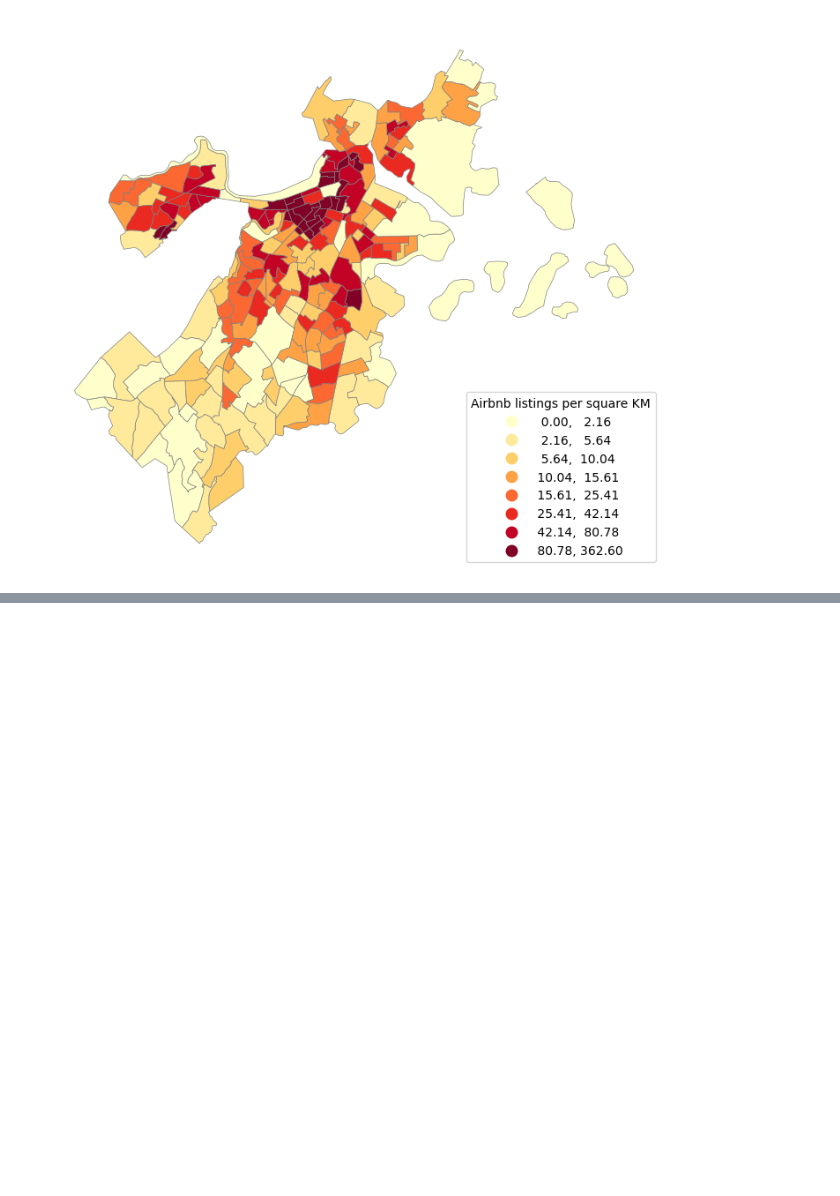
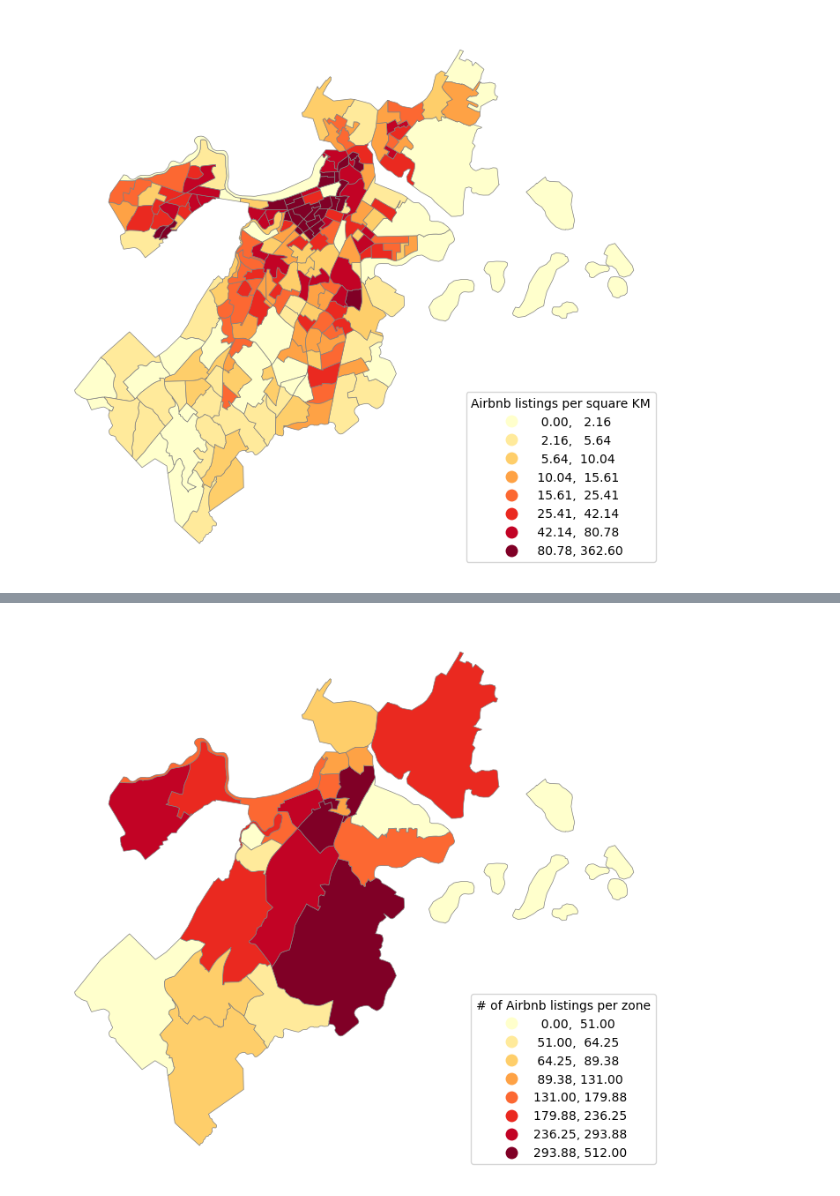
Before and after one commit to Brooks377/leftside_teamproject, a Jupyter notebook: ugly_god/9th_grade_geography_test.ipynb, the cells around one changed output, grey strips where cells are left out. Saved outputs shown, nothing was run; the diff lists cells and outputs as text; code cells hidden in the pictures; blank space fills up the shorter version.

```diff
--- a/ugly_god/9th_grade_geography_test.ipynb
+++ b/ugly_god/9th_grade_geography_test.ipynb
@@ -152,0 +202,11 @@ ax.set_axis_off()
+# %%
+# function to create a new column based on whether or not a listing is in a neighborhood
+def assign_census_NBH(bnb):
+    bools = [geom.contains(bnb['geometry']) for geom in boston_NBH['geometry']]
+    if True in bools:
+        return boston_NBH.iloc[bools.index(True)]['BlockGr202']
+    else:
+        return np.nan
+# %%
+# .apply the function to the listings
+listings['census_NBH'] = listings.apply(assign_census_NBH, axis='columns')
@@ -152,0 +223,14 @@ ax.set_axis_off()
+# %%
+# use .map() to apply value_counts to each value of 'BlockGr202'
+boston_NBH['BNBs'] = boston_NBH['BlockGr202'].map(listings['census_NBH'].value_counts())
+boston_NBH['BNBs'] = boston_NBH['BNBs'].fillna(0)
+# %%
+# choropleth map for neighborhoods
+# disregards population density
+f = plt.figure(figsize=(9,9.15))
+ax = f.gca()
+kw = dict(column='BNBs', k=8, cmap='YlOrRd', edgecolor='gray', linewidth=0.5)
+boston_NBH.plot(scheme='QUANTILES', ax=ax, **kw, legend=True, legend_kwds={'loc': 'lower right', 'title': '# of Airbnb listings per zone'})
+ax.set_axis_off()
+# %% [output]
+[figure, added]
```
Also changed, not shown: parts of 31 cells of this notebook, 12 other files.
